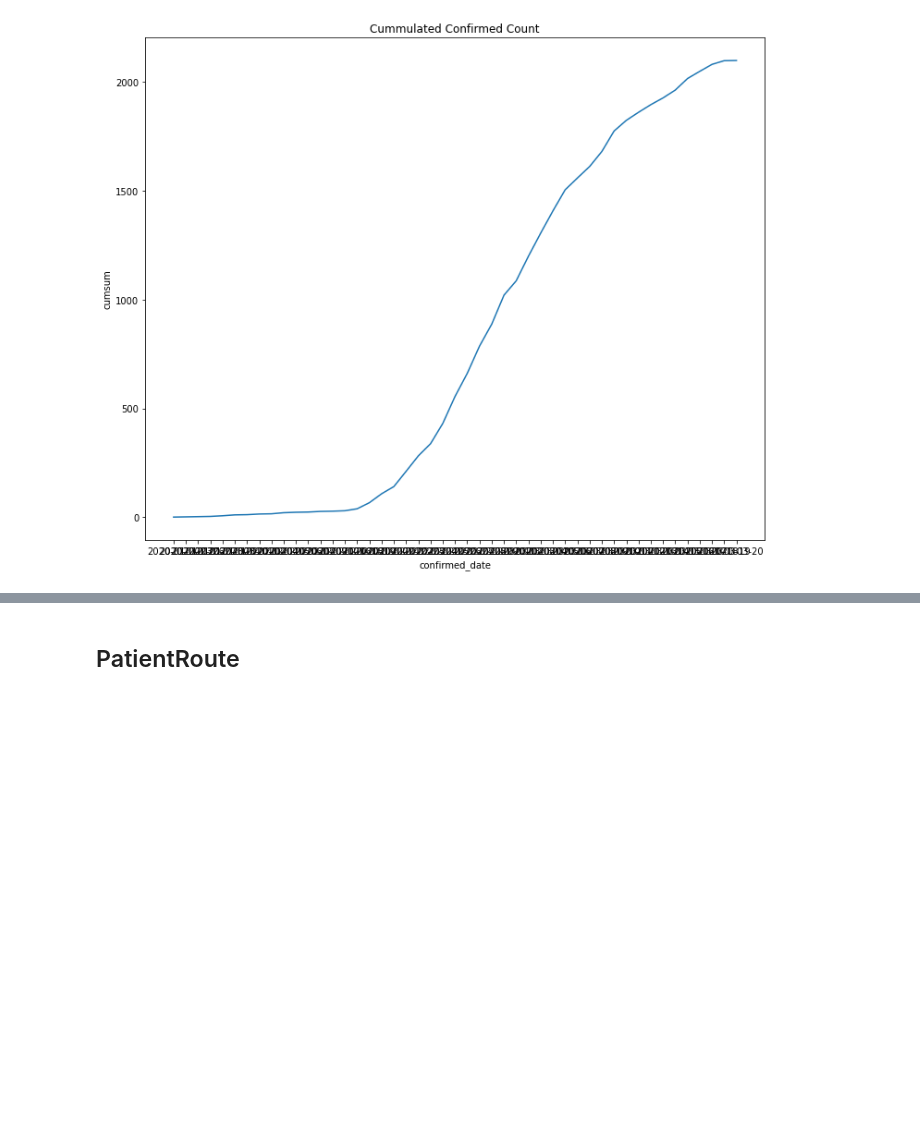
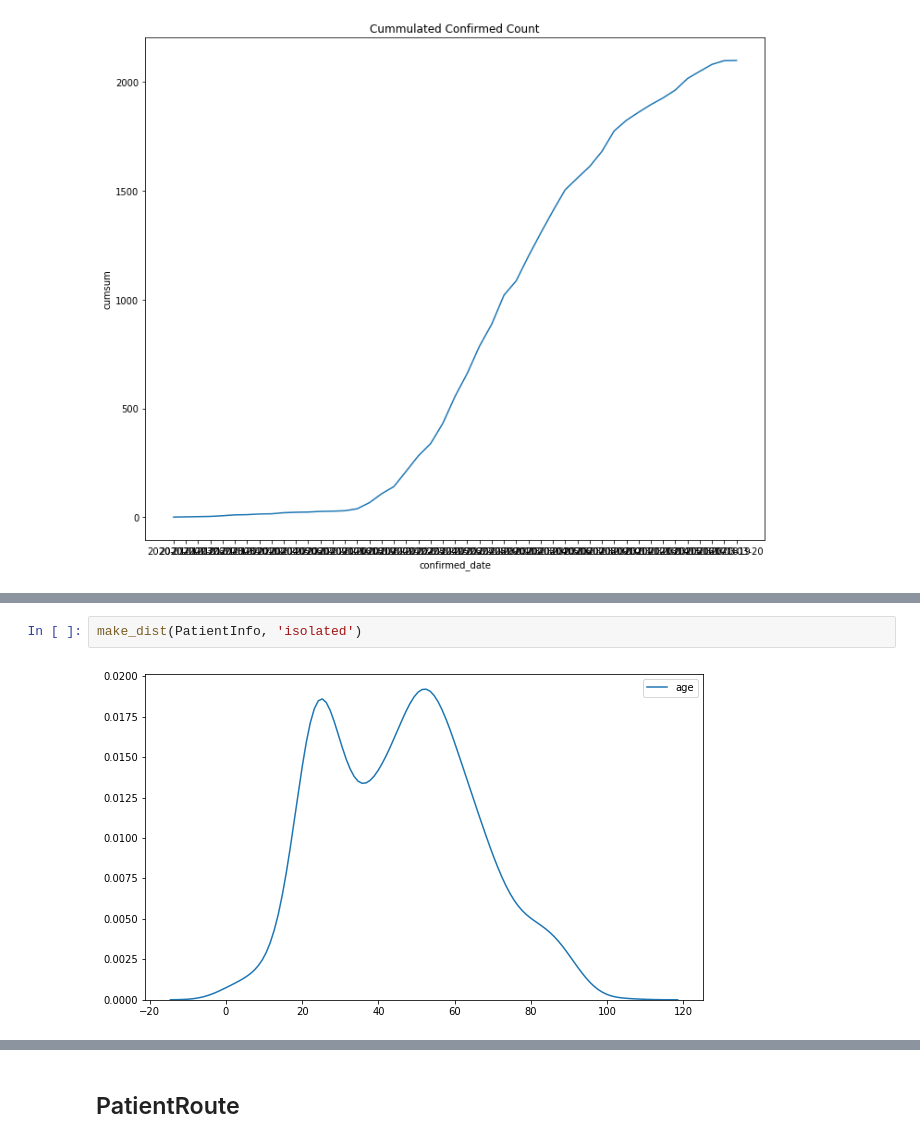
Before and after one commit to hodurie/Kaggle_Challenge, a Jupyter notebook: Covid19/Covid19.ipynb, the cells around one changed output, grey strips where cells are left out. Drawn from its saved outputs; the diff is of its cells as text; blank space fills up the shorter version.

```diff
--- a/Covid19/Covid19.ipynb
+++ b/Covid19/Covid19.ipynb
@@ -253,0 +260,4 @@ Text(0.5, 1.0, 'Cummulated Confirmed Count')
+# %%
+make_dist(PatientInfo, 'isolated')
+# %% [output]
+[figure, added]
```
Also changed, not shown: parts of 21 cells of this notebook.
